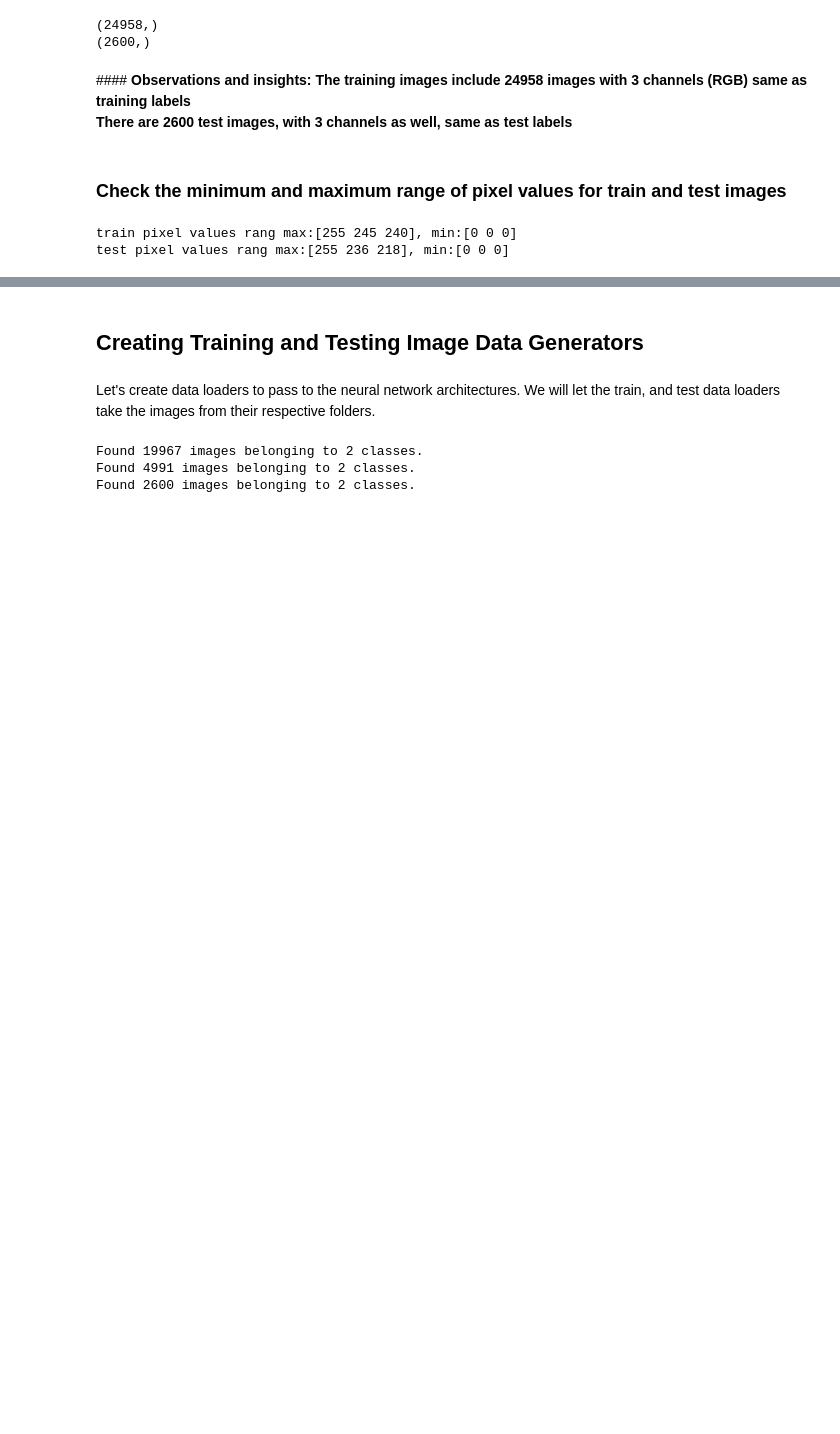
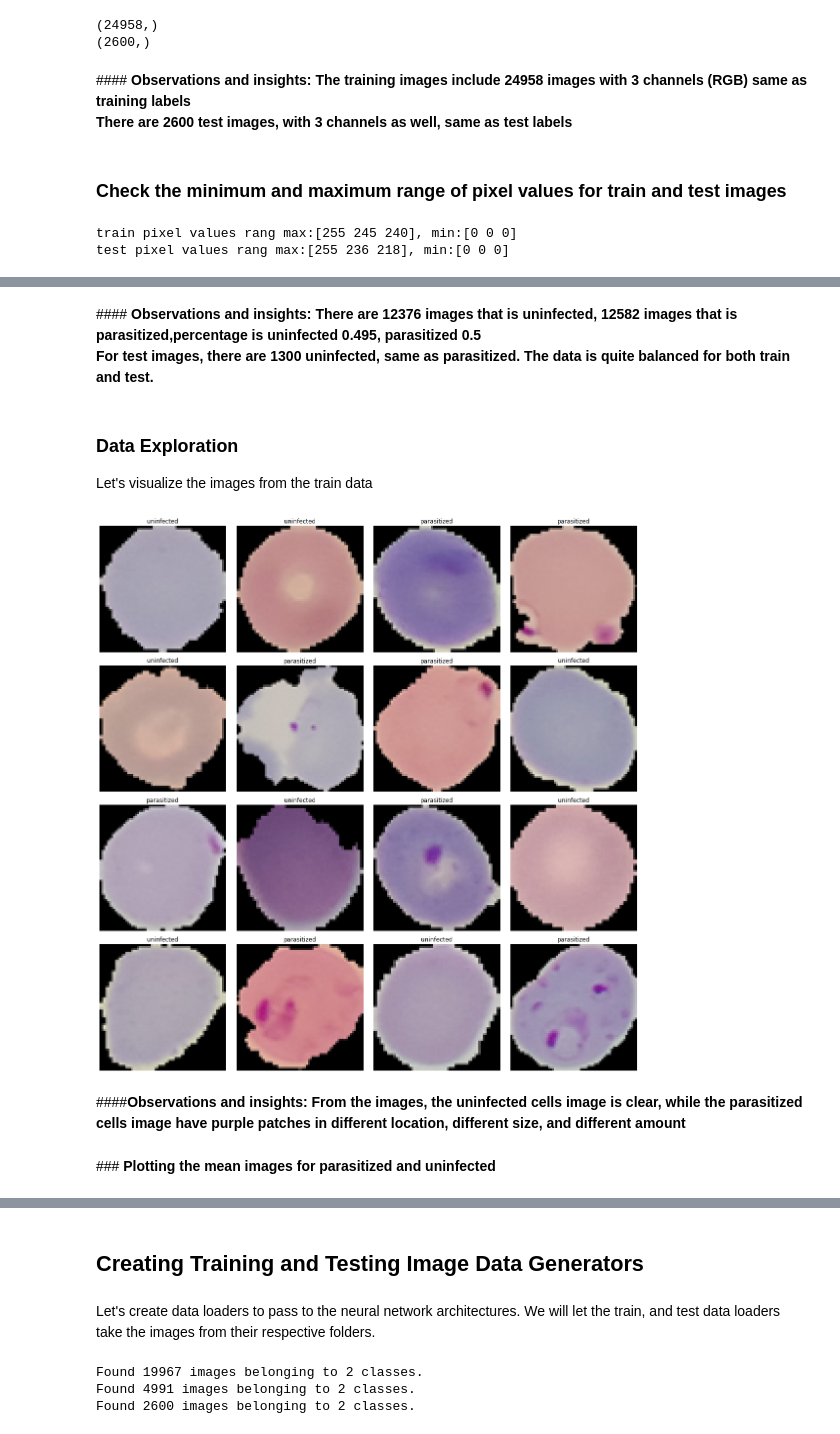
Before and after one commit to sunny722122/capitalstone_Proj_malaria_detection, a Jupyter notebook: Malaria_Detection.ipynb, the cells around one changed output, grey strips where cells are left out. Cells and saved outputs as stored; diff of their text form; code cells hidden in the pictures; blank space fills up the shorter version.

```diff
--- a/Malaria_Detection.ipynb
+++ b/Malaria_Detection.ipynb
@@ -319,0 +342,4 @@ test pixel values rang max:[255 236 218], min:[0 0 0]
+# %%
+train_images = (train_images/255).astype('float32')
+
+test_images = (test_images/255).astype('float32')
@@ -319,0 +382,37 @@ test pixel values rang max:[255 236 218], min:[0 0 0]
+# %% [markdown]
+####<b> Observations and insights:
+There are 12376 images that is uninfected, 12582 images that is parasitized,percentage is uninfected 0.495, parasitized 0.5
+<br>
+For test images, there are 1300 uninfected, same as parasitized.
+The data is quite balanced for both train and test.
+# %% [markdown]
+### <b>Data Exploration</b>
+Let's visualize the images from the train data
+# %%
+np.random.seed(42)
+
+plt.figure(1, figsize = (16 , 16))
+
+for n in range(1, 17):
+
+    plt.subplot(4, 4, n)
+
+    index = int(np.random.randint(0, train_images.shape[0], 1))
+
+    if train_labels[index] == 1:
+
+        plt.title('parasitized')
+
+    else:
+        plt.title('uninfected')
+
+    plt.imshow(train_images[index])
+
+    plt.axis('off')
+# %% [output]
+[figure, added]
+# %% [markdown]
+####<b>Observations and insights:
+From the images, the uninfected cells image is clear, while the parasitized cells image have purple patches in different location, different size, and different amount
+# %% [markdown]
+###<b> Plotting the mean images for parasitized and uninfected
```
Also changed, not shown: parts of 39 cells of this notebook.
